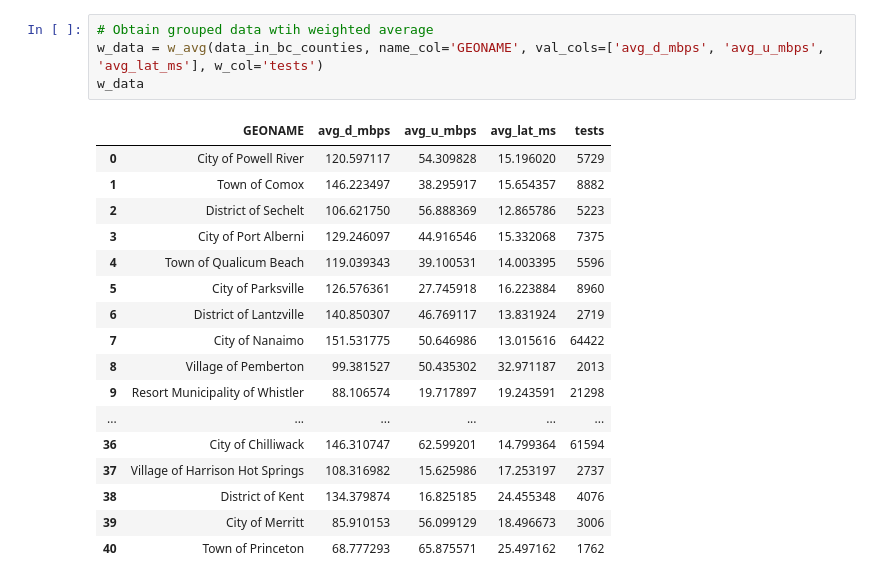
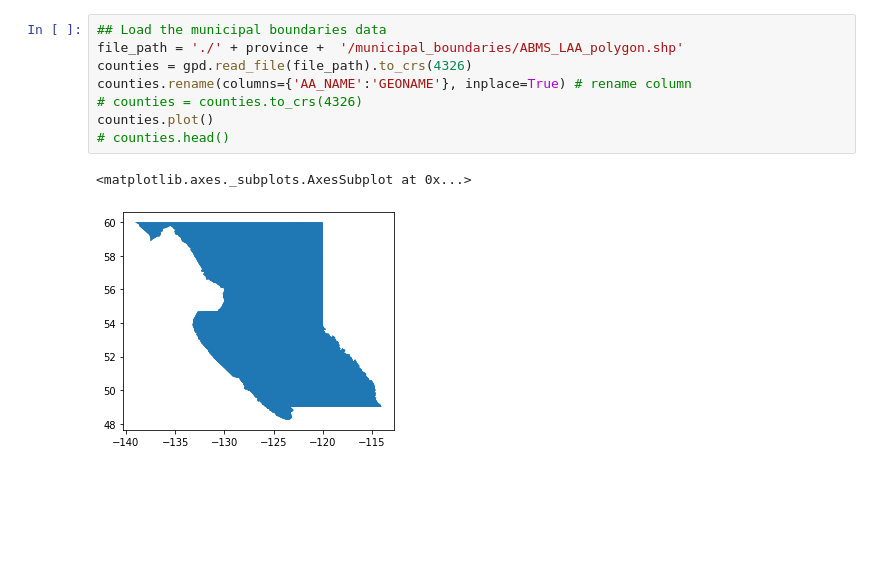
Before and after one commit to rennydoig/ssc22-case-comp, a Jupyter notebook: sonny_dir/B11_BC_Municipalities.ipynb, the cells around one changed output. Cells and saved outputs as stored; diff of their text form; blank space fills up the shorter version.

```diff
--- a/sonny_dir/B11_BC_Municipalities.ipynb
+++ b/sonny_dir/B11_BC_Municipalities.ipynb
@@ -156,23 +66,12 @@ w_avg(test_df, name_col='GEONAME', val_cols=['avg_d_mbps', 'avg_u_mbps', 'avg_la
-# %%
-# Obtain grouped data wtih weighted average
-w_data = w_avg(data_in_bc_counties, name_col='GEONAME', val_cols=['avg_d_mbps', 'avg_u_mbps', 'avg_lat_ms'], w_col='tests')
-w_data
-# %% [output]
-|  | GEONAME | avg_d_mbps | avg_u_mbps | avg_lat_ms | tests |
-| 0 | City of Powell River | 120.597117 | 54.309828 | 15.196020 | 5729 |
-| 1 | Town of Comox | 146.223497 | 38.295917 | 15.654357 | 8882 |
-| 2 | District of Sechelt | 106.621750 | 56.888369 | 12.865786 | 5223 |
-| 3 | City of Port Alberni | 129.246097 | 44.916546 | 15.332068 | 7375 |
-| 4 | Town of Qualicum Beach | 119.039343 | 39.100531 | 14.003395 | 5596 |
-| 5 | City of Parksville | 126.576361 | 27.745918 | 16.223884 | 8960 |
-| 6 | District of Lantzville | 140.850307 | 46.769117 | 13.831924 | 2719 |
-| 7 | City of Nanaimo | 151.531775 | 50.646986 | 13.015616 | 64422 |
-| 8 | Village of Pemberton | 99.381527 | 50.435302 | 32.971187 | 2013 |
-| 9 | Resort Municipality of Whistler | 88.106574 | 19.717897 | 19.243591 | 21298 |
-| ... | ... | ... | ... | ... | ... |
-| 36 | City of Chilliwack | 146.310747 | 62.599201 | 14.799364 | 61594 |
-| 37 | Village of Harrison Hot Springs | 108.316982 | 15.625986 | 17.253197 | 2737 |
-| 38 | District of Kent | 134.379874 | 16.825185 | 24.455348 | 4076 |
-| 39 | City of Merritt | 85.910153 | 56.099129 | 18.496673 | 3006 |
-| 40 | Town of Princeton | 68.777293 | 65.875571 | 25.497162 | 1762 |
+# %%
+## Load the municipal boundaries data
+file_path = './' + province +  '/municipal_boundaries/ABMS_LAA_polygon.shp'
+counties = gpd.read_file(file_path).to_crs(4326)
+counties.rename(columns={'AA_NAME':'GEONAME'}, inplace=True) # rename column
+# counties = counties.to_crs(4326)
+counties.plot()
+# counties.head()
+# %% [output]
+<matplotlib.axes._subplots.AxesSubplot at 0x...>
+[figure, added]
 # %%
```
Also changed, not shown: parts of 16 cells of this notebook, 5 other files.
